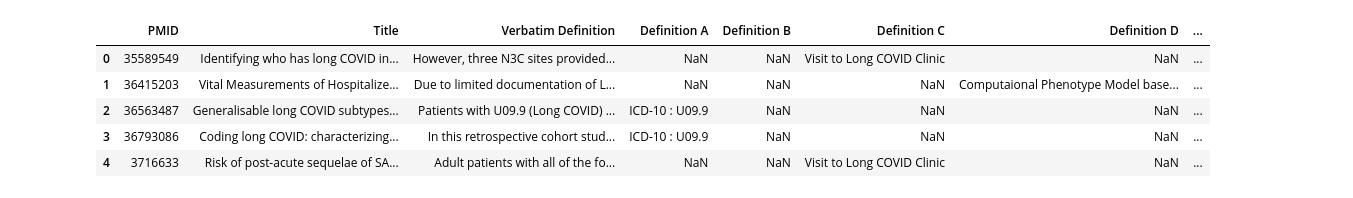
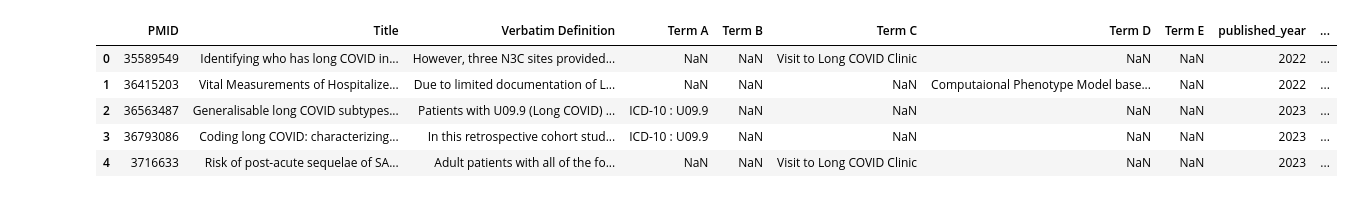
Before and after one commit to Vibhorgupta31/LongCovidDefEvolution, a Jupyter notebook: eda_on_definitions.ipynb, the cells around one changed output. Saved outputs shown, nothing was run; the diff lists cells and outputs as text; code cells hidden in the pictures.

```diff
--- a/eda_on_definitions.ipynb
+++ b/eda_on_definitions.ipynb
@@ -10,10 +12,10 @@ import plotly.express as px
 # %%
-df = pd.read_csv("final_vocab.csv")
-df.head()
+raw_data = pd.read_csv("Data/final_extracted_terms_and_definitions.csv")
+raw_data.head()
 # %% [output]
-|  | PMID | Title | Verbatim Definition | Definition A | Definition B | Definition C | Definition D | ... |
-| 0 | 35589549 | Identifying who has long COVID in... | However, three N3C sites provided... | NaN | NaN | Visit to Long COVID Clinic | NaN | ... |
-| 1 | 36415203 | Vital Measurements of Hospitalize... | Due to limited documentation of L... | NaN | NaN | NaN | Computaional Phenotype Model base... | ... |
-| 2 | 36563487 | Generalisable long COVID subtypes... | Patients with U09.9 (Long COVID) ... | ICD-10 : U09.9 | NaN | NaN | NaN | ... |
-| 3 | 36793086 | Coding long COVID: characterizing... | In this retrospective cohort stud... | ICD-10 : U09.9 | NaN | NaN | NaN | ... |
-| 4 | 3716633 | Risk of post-acute sequelae of SA... | Adult patients with all of the fo... | NaN | NaN | Visit to Long COVID Clinic | NaN | ... |
+|  | PMID | Title | Verbatim Definition | Term A | Term B | Term C | Term D | Term E | published_year | ... |
+| 0 | 35589549 | Identifying who has long COVID in... | However, three N3C sites provided... | NaN | NaN | Visit to Long COVID Clinic | NaN | NaN | 2022 | ... |
+| 1 | 36415203 | Vital Measurements of Hospitalize... | Due to limited documentation of L... | NaN | NaN | NaN | Computaional Phenotype Model base... | NaN | 2022 | ... |
+| 2 | 36563487 | Generalisable long COVID subtypes... | Patients with U09.9 (Long COVID) ... | ICD-10 : U09.9 | NaN | NaN | NaN | NaN | 2023 | ... |
+| 3 | 36793086 | Coding long COVID: characterizing... | In this retrospective cohort stud... | ICD-10 : U09.9 | NaN | NaN | NaN | NaN | 2023 | ... |
+| 4 | 3716633 | Risk of post-acute sequelae of SA... | Adult patients with all of the fo... | NaN | NaN | Visit to Long COVID Clinic | NaN | NaN | 2023 | ... |
```
Also changed, not shown: parts of 22 cells of this notebook, 1 other file.
